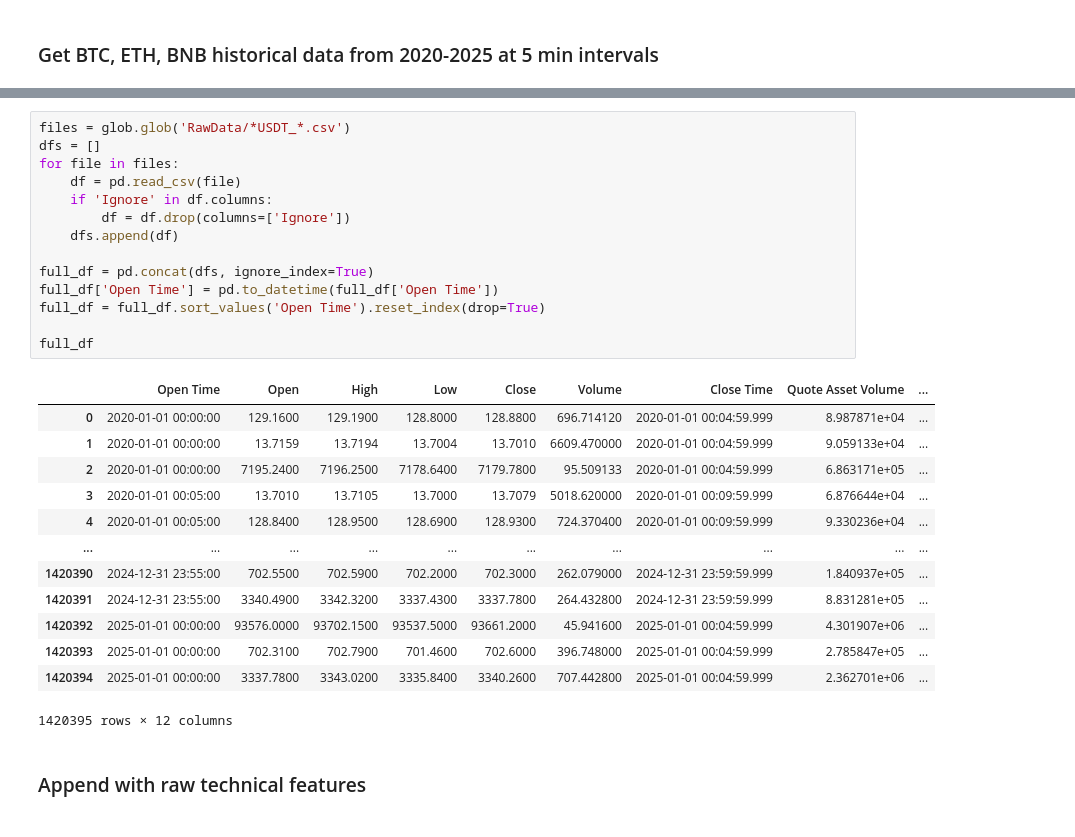
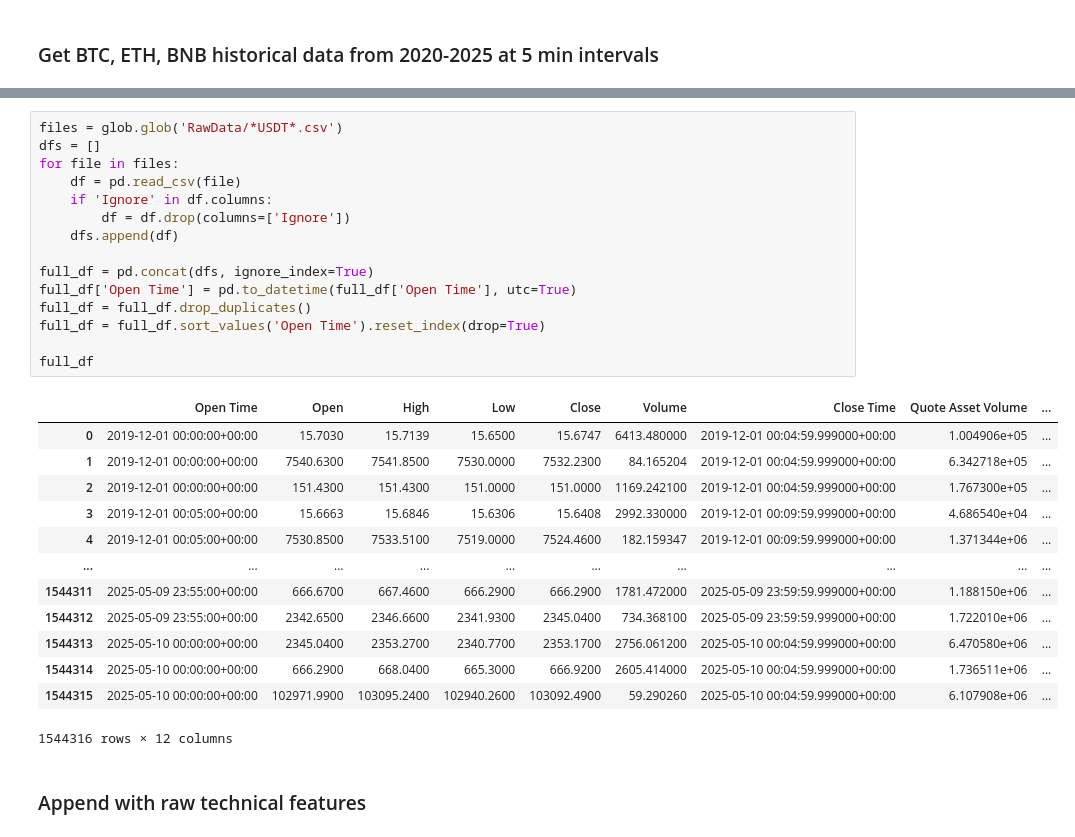
Before and after one commit to saltedpotato/qf635-microstructure-project, a Jupyter notebook: TrainTestStrat.ipynb, the cells around one changed output, grey strips where cells are left out. Drawn from its saved outputs; the diff is of its cells as text.

Commit message:
pulled data and added lstm strat

```diff
--- a/TrainTestStrat.ipynb
+++ b/TrainTestStrat.ipynb
@@ -164,31 +89,32 @@ BNBUSDT: Saved 94641 rows to BNBUSDT_2023.csv
 # %%
-files = glob.glob('RawData/*USDT_*.csv')
+files = glob.glob('RawData/*USDT*.csv')
 dfs = []
 for file in files:
     df = pd.read_csv(file)
     if 'Ignore' in df.columns:
         df = df.drop(columns=['Ignore'])
     dfs.append(df)
 
 full_df = pd.concat(dfs, ignore_index=True)
-full_df['Open Time'] = pd.to_datetime(full_df['Open Time'])
+full_df['Open Time'] = pd.to_datetime(full_df['Open Time'], utc=True)
+full_df = full_df.drop_duplicates()
 full_df = full_df.sort_values('Open Time').reset_index(drop=True)
 
 full_df
 # %% [output]
 |  | Open Time | Open | High | Low | Close | Volume | Close Time | Quote Asset Volume | ... |
-| 0 | 2020-01-01 00:00:00 | 129.1600 | 129.1900 | 128.8000 | 128.8800 | 696.714120 | 2020-01-01 00:04:59.999 | 8.987871e+04 | ... |
-| 1 | 2020-01-01 00:00:00 | 13.7159 | 13.7194 | 13.7004 | 13.7010 | 6609.470000 | 2020-01-01 00:04:59.999 | 9.059133e+04 | ... |
-| 2 | 2020-01-01 00:00:00 | 7195.2400 | 7196.2500 | 7178.6400 | 7179.7800 | 95.509133 | 2020-01-01 00:04:59.999 | 6.863171e+05 | ... |
-| 3 | 2020-01-01 00:05:00 | 13.7010 | 13.7105 | 13.7000 | 13.7079 | 5018.620000 | 2020-01-01 00:09:59.999 | 6.876644e+04 | ... |
-| 4 | 2020-01-01 00:05:00 | 128.8400 | 128.9500 | 128.6900 | 128.9300 | 724.370400 | 2020-01-01 00:09:59.999 | 9.330236e+04 | ... |
+| 0 | 2019-12-01 00:00:00+00:00 | 15.7030 | 15.7139 | 15.6500 | 15.6747 | 6413.480000 | 2019-12-01 00:04:59.999000+00:00 | 1.004906e+05 | ... |
+| 1 | 2019-12-01 00:00:00+00:00 | 7540.6300 | 7541.8500 | 7530.0000 | 7532.2300 | 84.165204 | 2019-12-01 00:04:59.999000+00:00 | 6.342718e+05 | ... |
+| 2 | 2019-12-01 00:00:00+00:00 | 151.4300 | 151.4300 | 151.0000 | 151.0000 | 1169.242100 | 2019-12-01 00:04:59.999000+00:00 | 1.767300e+05 | ... |
+| 3 | 2019-12-01 00:05:00+00:00 | 15.6663 | 15.6846 | 15.6306 | 15.6408 | 2992.330000 | 2019-12-01 00:09:59.999000+00:00 | 4.686540e+04 | ... |
+| 4 | 2019-12-01 00:05:00+00:00 | 7530.8500 | 7533.5100 | 7519.0000 | 7524.4600 | 182.159347 | 2019-12-01 00:09:59.999000+00:00 | 1.371344e+06 | ... |
 | ... | ... | ... | ... | ... | ... | ... | ... | ... | ... |
-| 1420390 | 2024-12-31 23:55:00 | 702.5500 | 702.5900 | 702.2000 | 702.3000 | 262.079000 | 2024-12-31 23:59:59.999 | 1.840937e+05 | ... |
-| 1420391 | 2024-12-31 23:55:00 | 3340.4900 | 3342.3200 | 3337.4300 | 3337.7800 | 264.432800 | 2024-12-31 23:59:59.999 | 8.831281e+05 | ... |
-| 1420392 | 2025-01-01 00:00:00 | 93576.0000 | 93702.1500 | 93537.5000 | 93661.2000 | 45.941600 | 2025-01-01 00:04:59.999 | 4.301907e+06 | ... |
-| 1420393 | 2025-01-01 00:00:00 | 702.3100 | 702.7900 | 701.4600 | 702.6000 | 396.748000 | 2025-01-01 00:04:59.999 | 2.785847e+05 | ... |
-| 1420394 | 2025-01-01 00:00:00 | 3337.7800 | 3343.0200 | 3335.8400 | 3340.2600 | 707.442800 | 2025-01-01 00:04:59.999 | 2.362701e+06 | ... |
+| 1544311 | 2025-05-09 23:55:00+00:00 | 666.6700 | 667.4600 | 666.2900 | 666.2900 | 1781.472000 | 2025-05-09 23:59:59.999000+00:00 | 1.188150e+06 | ... |
+| 1544312 | 2025-05-09 23:55:00+00:00 | 2342.6500 | 2346.6600 | 2341.9300 | 2345.0400 | 734.368100 | 2025-05-09 23:59:59.999000+00:00 | 1.722010e+06 | ... |
+| 1544313 | 2025-05-10 00:00:00+00:00 | 2345.0400 | 2353.2700 | 2340.7700 | 2353.1700 | 2756.061200 | 2025-05-10 00:04:59.999000+00:00 | 6.470580e+06 | ... |
+| 1544314 | 2025-05-10 00:00:00+00:00 | 666.2900 | 668.0400 | 665.3000 | 666.9200 | 2605.414000 | 2025-05-10 00:04:59.999000+00:00 | 1.736511e+06 | ... |
+| 1544315 | 2025-05-10 00:00:00+00:00 | 102971.9900 | 103095.2400 | 102940.2600 | 103092.4900 | 59.290260 | 2025-05-10 00:04:59.999000+00:00 | 6.107908e+06 | ... |
-1420395 rows × 12 columns
+1544316 rows × 12 columns
 # %% [markdown]
 ### Append with raw technical features
 # %%
```
Also changed, not shown: parts of 34 cells of this notebook, 24 other files.
